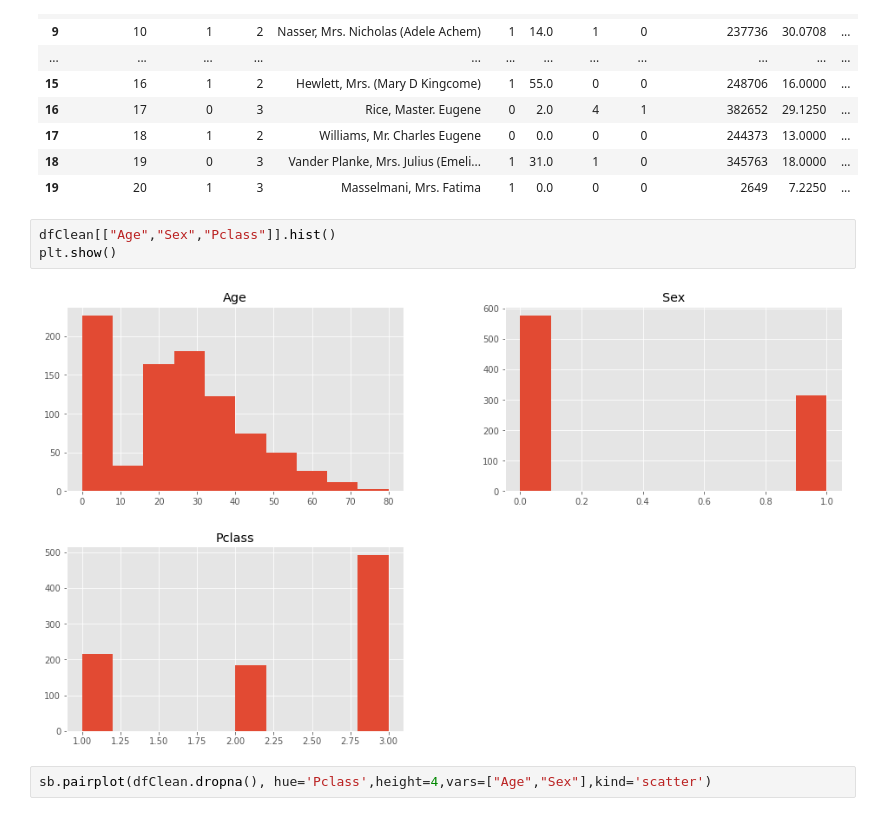
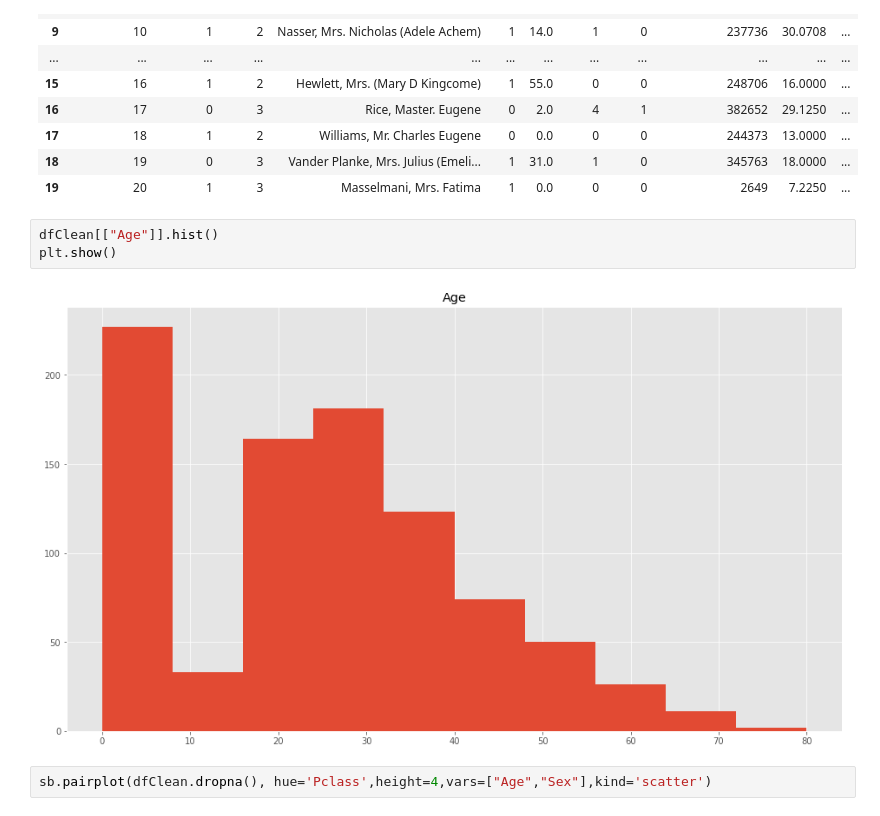
Before and after one commit to Gabonoid/KMedias, a Jupyter notebook: titanic.ipynb, the cells around one changed output. Cells and saved outputs as stored; diff of their text form.

```diff
--- a/titanic.ipynb
+++ b/titanic.ipynb
@@ -93,10 +93,10 @@ dfClean.head(20)
 | 18 | 19 | 0 | 3 | Vander Planke, Mrs. Julius (Emeli... | 1 | 31.0 | 1 | 0 | 345763 | 18.0000 | ... |
 | 19 | 20 | 1 | 3 | Masselmani, Mrs. Fatima | 1 | 0.0 | 0 | 0 | 2649 | 7.2250 | ... |
 # %%
-dfClean[["Age","Sex","Pclass"]].hist()
+dfClean[["Age"]].hist()
 plt.show()
 # %% [output]
-[figure, old version]
+[figure, new version]
 # %%
 sb.pairplot(dfClean.dropna(), hue='Pclass',height=4,vars=["Age","Sex"],kind='scatter')
 # %% [output]
```
Also changed, not shown: parts of 2 cells of this notebook.
